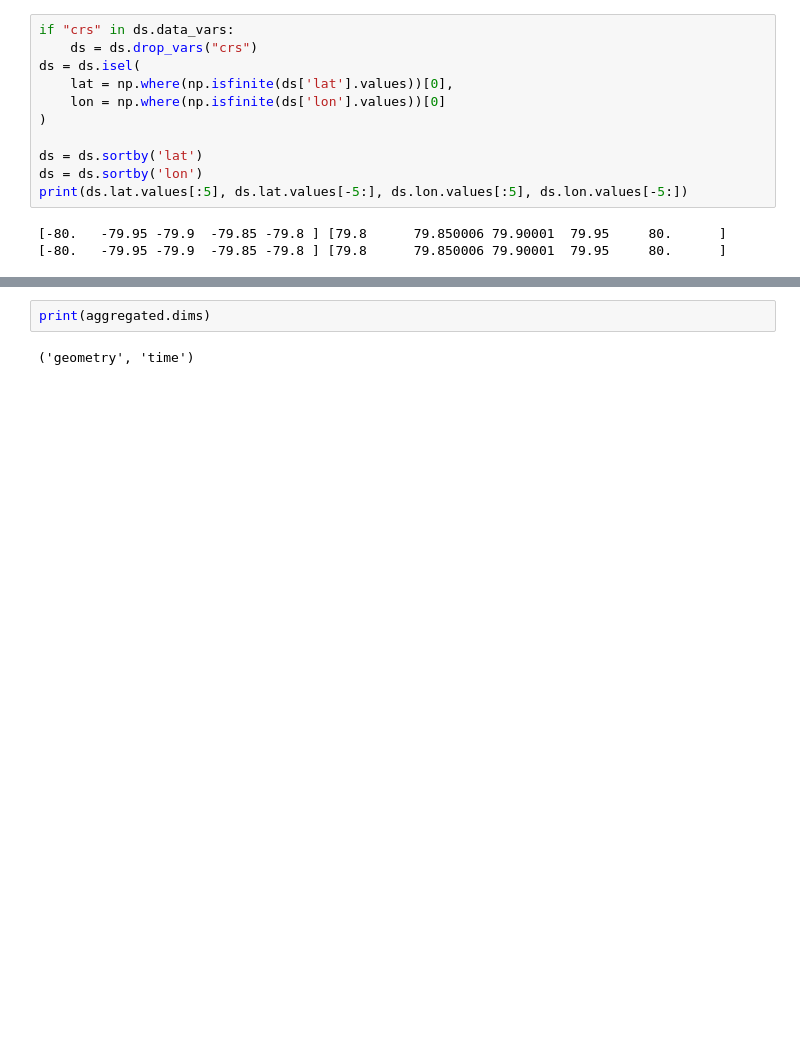
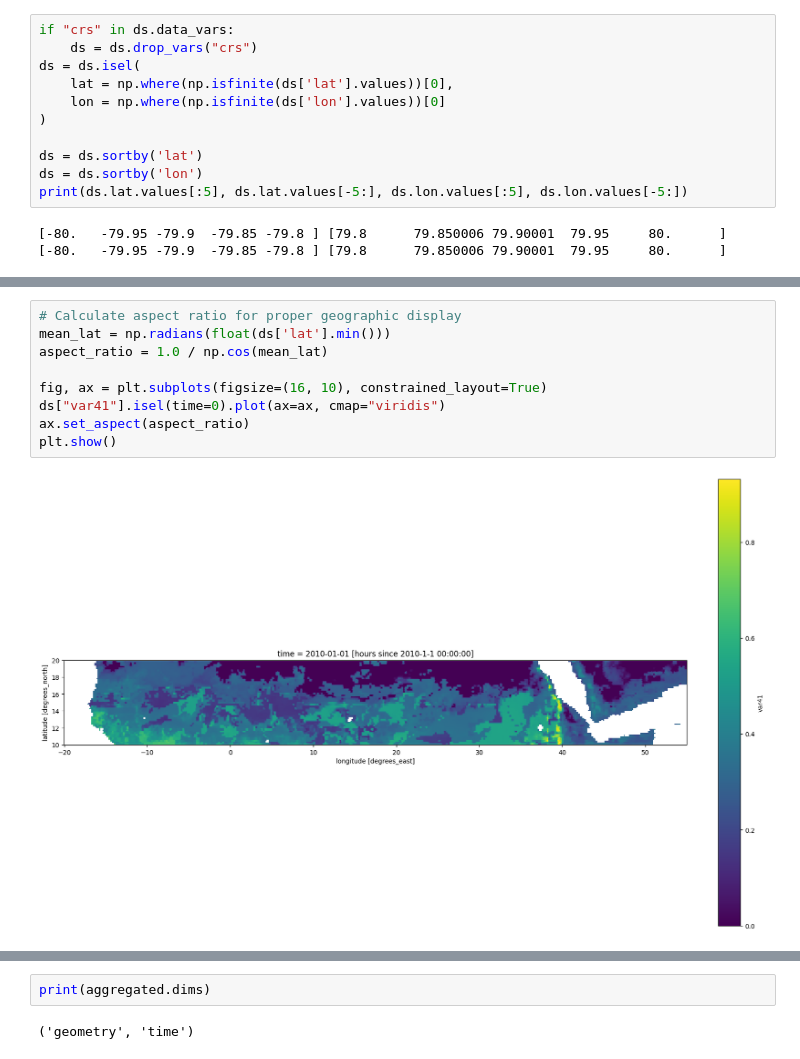
Before and after one commit to khizerzakir/dvcube, a Jupyter notebook: cube_example/xvec_kerchunk.ipynb, the cells around one changed output, grey strips where cells are left out. Cells and saved outputs as stored; diff of their text form; blank space fills up the shorter version.

```diff
--- a/cube_example/xvec_kerchunk.ipynb
+++ b/cube_example/xvec_kerchunk.ipynb
@@ -198,0 +176,11 @@ ds["METREF"].isel(time=0).plot()
+# %%
+# Calculate aspect ratio for proper geographic display
+mean_lat = np.radians(float(ds['lat'].min()))
+aspect_ratio = 1.0 / np.cos(mean_lat)
+
+fig, ax = plt.subplots(figsize=(16, 10), constrained_layout=True)
+ds["var41"].isel(time=0).plot(ax=ax, cmap="viridis")
+ax.set_aspect(aspect_ratio)
+plt.show()
+# %% [output]
+[figure, added]
```
Also changed, not shown: parts of 22 cells of this notebook, 9 other files.
